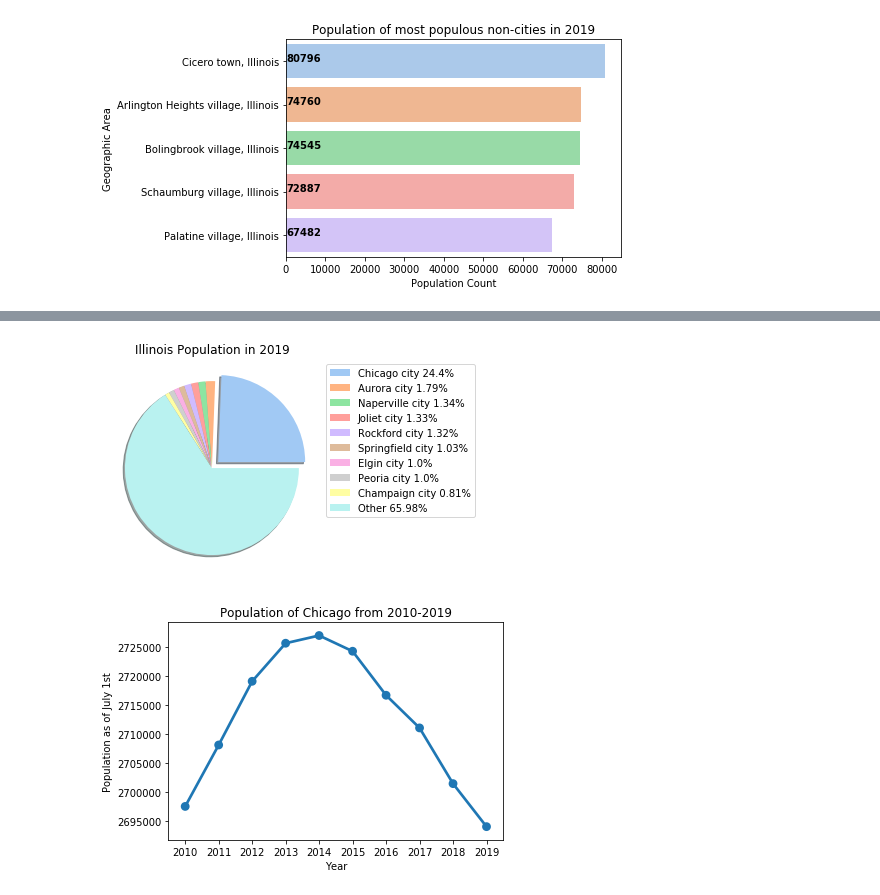
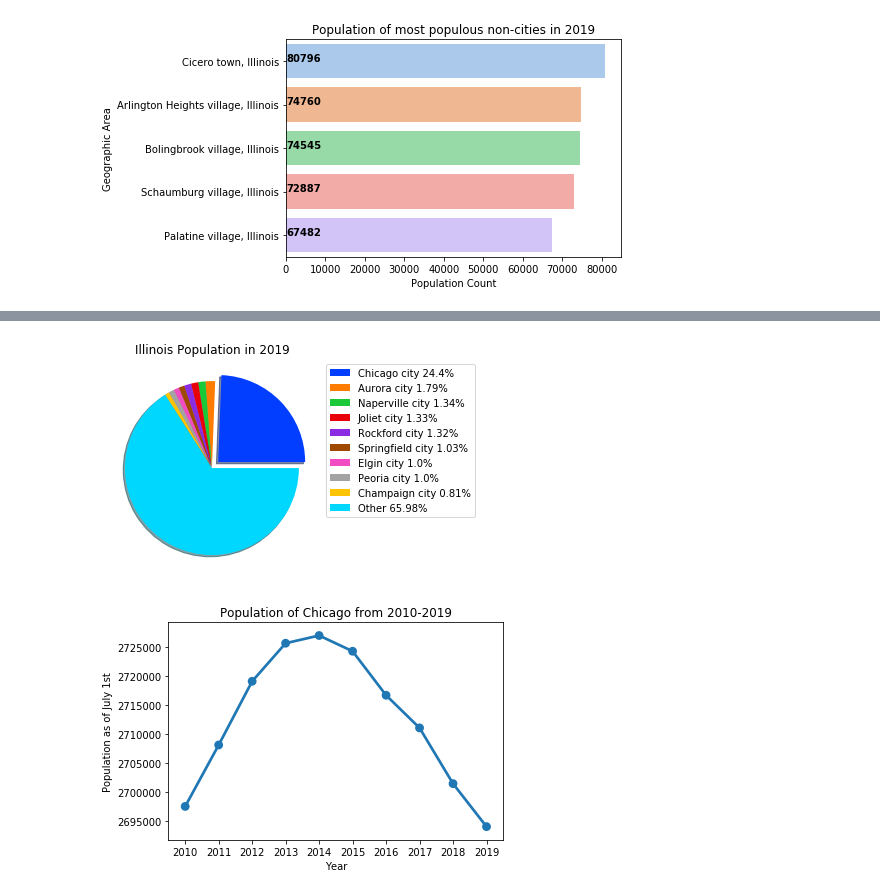
Before and after one commit to tcyang01/Data-Visualization, a Jupyter notebook: censusIL/censusIL.ipynb, the cells around one changed output, grey strips where cells are left out. Cells and saved outputs as stored; diff of their text form; code cells hidden in the pictures.

```diff
--- a/censusIL/censusIL.ipynb
+++ b/censusIL/censusIL.ipynb
@@ -67,8 +77,8 @@ df.sample(3)
 # %%
-#create a new column and calculate net change from July 1st of 2010 to 2019
+#create a new column and calculate net change from April 1st of 2010 to July 1st of 2019
 df['Net Change'] = df['City'].copy()
 for i in range(len(df)):
-    df.loc[i,'Net Change'] = df.loc[i,'2019'] - df.loc[i,'2010']
+    df.loc[i,'Net Change'] = df.loc[i,'2019'] - df.loc[i,'Estimates Base(04/01/10)']
 
 df.sample(3)
 # %% [output]
@@ -79,8 +89,8 @@ df.sample(3)
 # %%
-#create a new column and calculate net change precent from July 1st of 2010 to 2019
+#create a new column and calculate net change precent from April 1st of 2010 to July 1st of 2019
 df['Net Change %'] = df['Net Change'].copy()
 for i in range(len(df)):
-    df.loc[i,'Net Change %'] = (df.loc[i,'Net Change']/df.loc[i,'2010'] * 100).round(2)
+    df.loc[i,'Net Change %'] = (df.loc[i,'Net Change']/df.loc[i,'Estimates Base(04/01/10)'] * 100).round(2)
 
 df.sample(3)
 # %% [output]
@@ -231,29 +298,32 @@ plt.show()
 # %%
+#pie chart of Illinois population in 2019
 areas = df['Geographic Area'].unique()
 year_19 = df['2019']
 year_19_series = df.groupby('Geographic Area')['2019'].sum().sort_values(ascending=False)
 label = []
 pop = []
 count = 9
 total = 0
 percent = 0
 
 for area in year_19_series.index:
     if count > 0:
+        #add percentage share of city to pop list
         percent += np.round(year_19_series[area]/year_19_series.sum()*100,2)
+        #manipulate text label and add it to label list
         percent_label = str(np.round(year_19_series[area]/year_19_series.sum()*100,2))+'%'
         label.append(area.split(', ')[0] + ' ' + percent_label)
         pop.append(year_19_series[area])
         count -=1
     else:
         total += year_19_series[area]
 
 label.append('Other' + ' ' + str(np.round(100-percent,2)) + '%')
 pop.append(total)
 plt.title('Illinois Population in 2019')
-plt.pie(pop,explode=(0.1,0,0,0,0,0,0,0,0,0),pctdistance=0.6,colors=sns.color_palette('pastel'),shadow=True)
+plt.pie(pop,explode=(0.1,0,0,0,0,0,0,0,0,0),pctdistance=0.6,colors=sns.color_palette('bright'),shadow=True)
 plt.legend(labels=label,bbox_to_anchor=(1,1))
 plt.show()
 # %% [output]
-[figure, old version]
+[figure, new version]
 # %%
```
Also changed, not shown: parts of 24 cells of this notebook.
